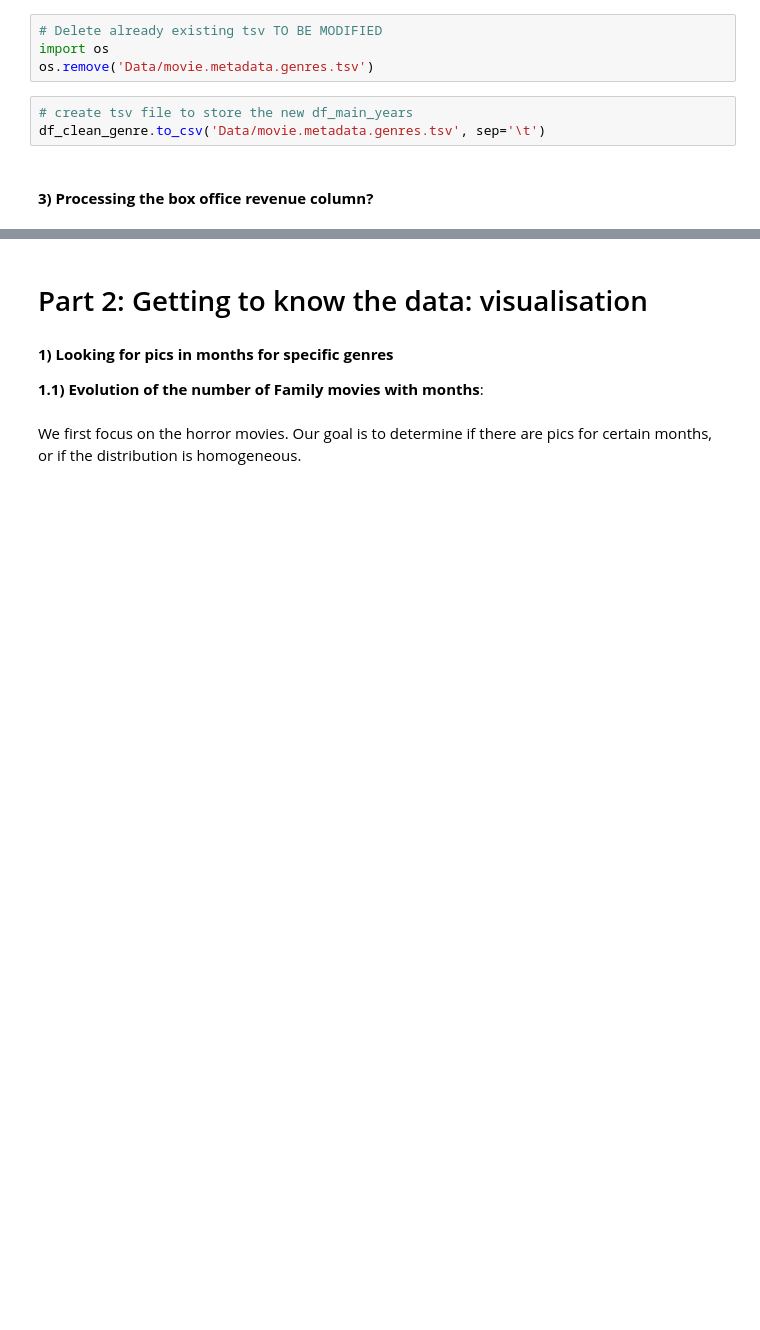
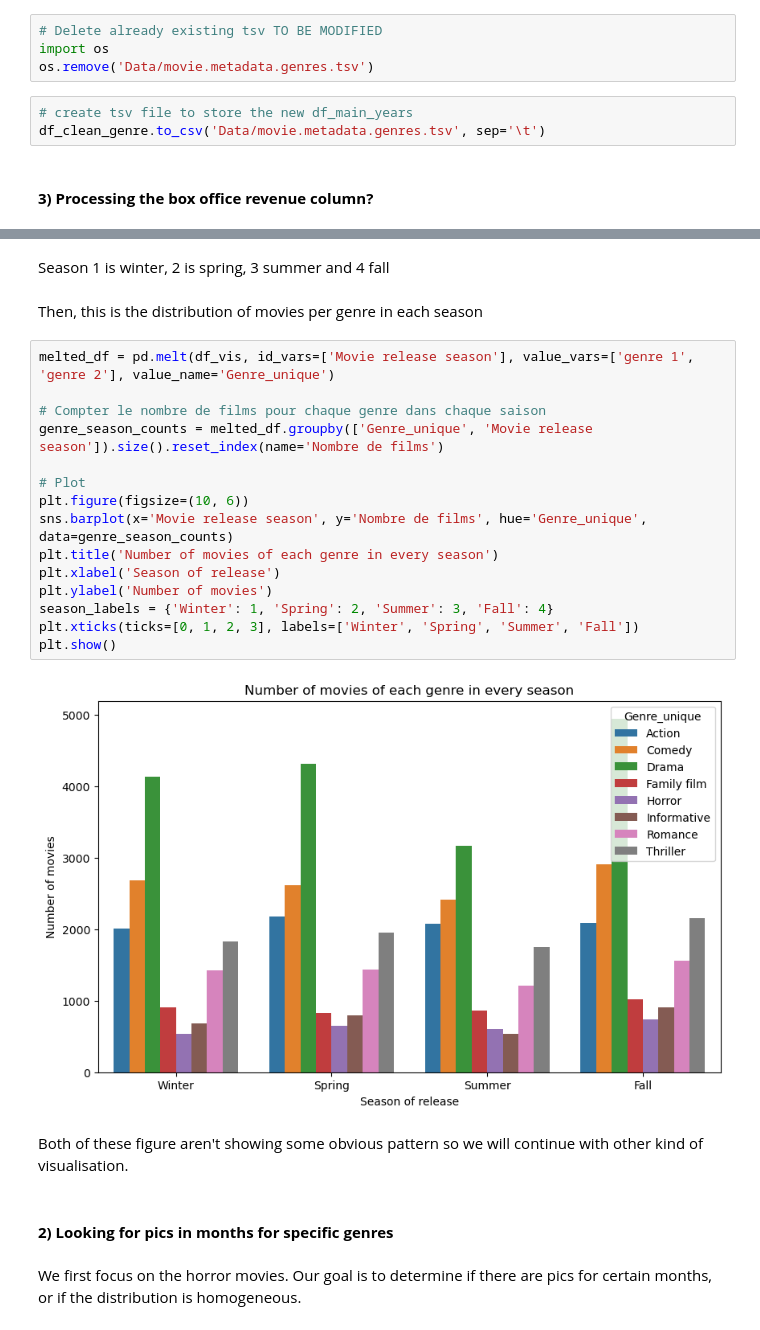
Before and after one commit to epfl-ada/ada-2023-project-dat4k, a Jupyter notebook: P2_final.ipynb, the cells around one changed output, grey strips where cells are left out. Saved outputs shown, nothing was run; the diff lists cells and outputs as text; blank space fills up the shorter version.

```diff
--- a/P2_final.ipynb
+++ b/P2_final.ipynb
@@ -360,8 +385,28 @@ df_clean_genre.to_csv('Data/movie.metadata.genres.tsv', sep='\t')
+# %% [markdown]
+Season 1 is winter, 2 is spring, 3 summer and 4 fall
+# %% [markdown]
+Then, this is the distribution of movies per genre in each season
+# %%
+melted_df = pd.melt(df_vis, id_vars=['Movie release season'], value_vars=['genre 1', 'genre 2'], value_name='Genre_unique')
+
+# Compter le nombre de films pour chaque genre dans chaque saison
+genre_season_counts = melted_df.groupby(['Genre_unique', 'Movie release season']).size().reset_index(name='Nombre de films')
+
+# Plot
+plt.figure(figsize=(10, 6))
+sns.barplot(x='Movie release season', y='Nombre de films', hue='Genre_unique', data=genre_season_counts)
+plt.title('Number of movies of each genre in every season')
+plt.xlabel('Season of release')
+plt.ylabel('Number of movies')
+season_labels = {'Winter': 1, 'Spring': 2, 'Summer': 3, 'Fall': 4}
+plt.xticks(ticks=[0, 1, 2, 3], labels=['Winter', 'Spring', 'Summer', 'Fall'])
+plt.show()
+# %% [output]
+[figure, added]
+# %% [markdown]
+Both of these figure aren't showing some obvious pattern so we will continue with other kind of visualisation.
 # %% [markdown]
-# Part 2: Getting to know the data: visualisation
-#### **1) Looking for pics in months for specific genres**
-
-**1.1) Evolution of the number of Family movies with months**:
+#### **2) Looking for pics in months for specific genres**
 # %% [markdown]
 We first focus on the horror movies. Our goal is to determine if there are pics for certain months, or if the distribution is homogeneous.
 # %%
```
Also changed, not shown: parts of 22 cells of this notebook, 1 other file.
